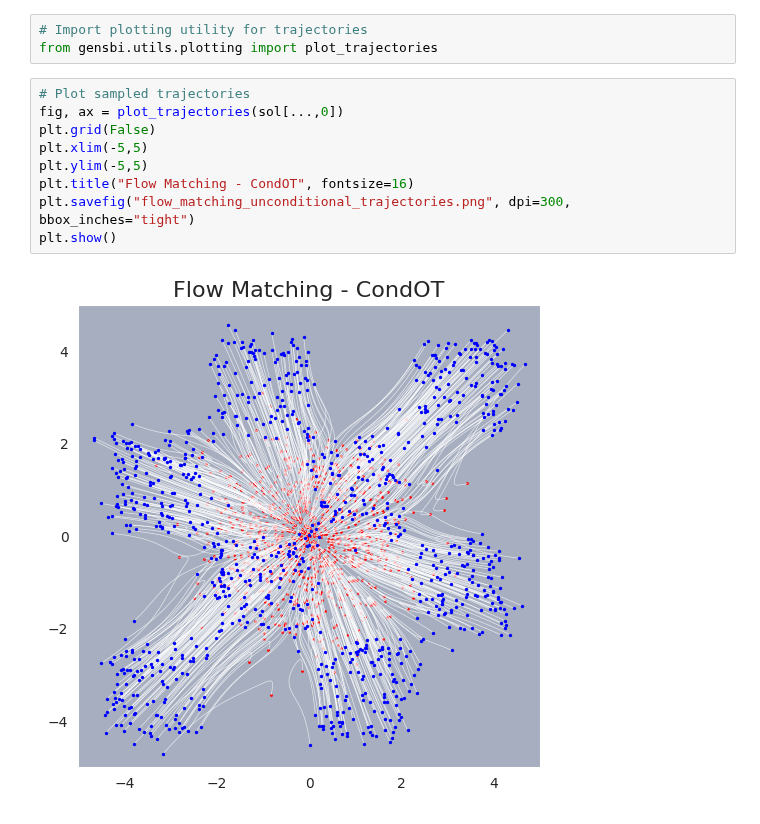
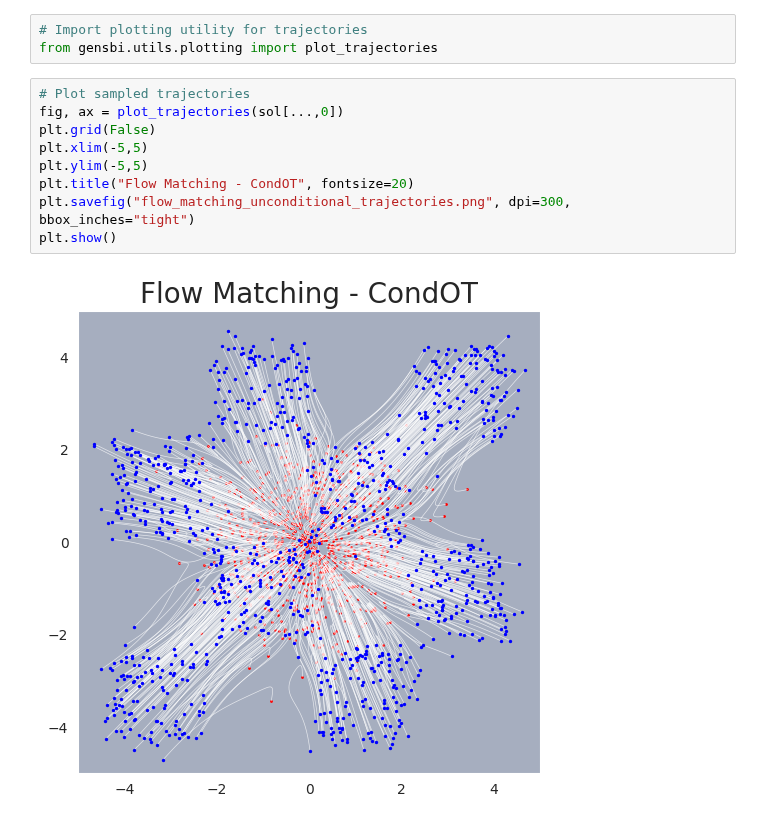
Before and after one commit to aurelio-amerio/GenSBI, a Jupyter notebook: docs/notebooks/flow_matching_2d_unconditional.ipynb, the cells around one changed output. Drawn from its saved outputs; the diff is of its cells as text.

```diff
--- a/docs/notebooks/flow_matching_2d_unconditional.ipynb
+++ b/docs/notebooks/flow_matching_2d_unconditional.ipynb
@@ -305,11 +305,11 @@ from gensbi.utils.plotting import plot_trajectories
 # %%
 # Plot sampled trajectories
 fig, ax = plot_trajectories(sol[...,0])
 plt.grid(False)
 plt.xlim(-5,5)
 plt.ylim(-5,5)
-plt.title("Flow Matching - CondOT", fontsize=16)
+plt.title("Flow Matching - CondOT", fontsize=20)
 plt.savefig("flow_matching_unconditional_trajectories.png", dpi=300, bbox_inches="tight")
 plt.show()
 # %% [output]
-[figure, old version]
+[figure, new version]
```
Also changed, not shown: parts of 2 cells of this notebook, 2 other files.
